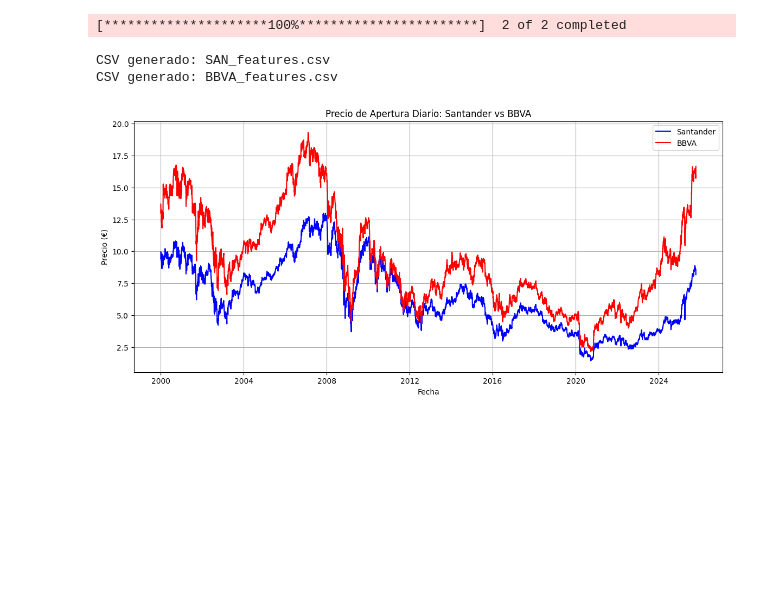
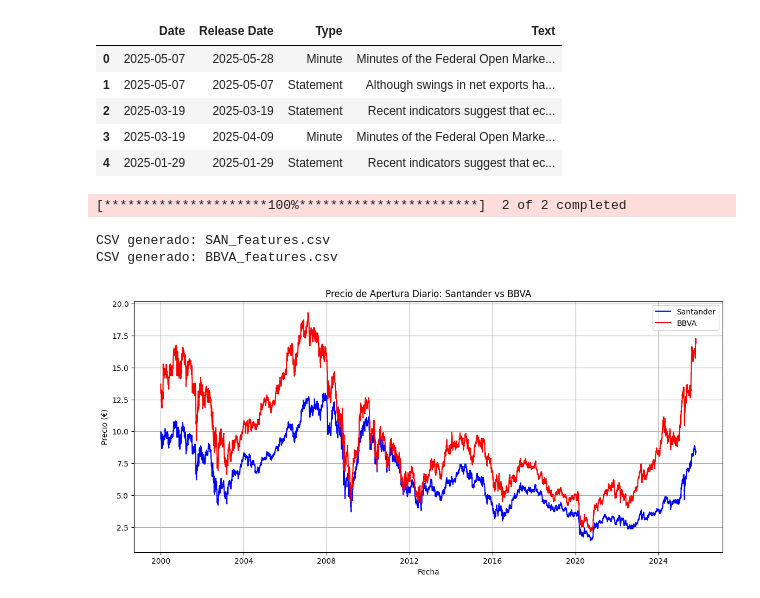
Before and after one commit to josean9/Caso02_Prediccion_BBVA_SANTANDER, a Jupyter notebook: notebooks/no.ipynb, the cells around one changed output. Saved outputs shown, nothing was run; the diff lists cells and outputs as text; code cells hidden in the pictures; blank space fills up the shorter version.

```diff
--- a/notebooks/no.ipynb
+++ b/notebooks/no.ipynb
@@ -10,0 +23,6 @@ from torch.utils.data import DataLoader, TensorDataset
+# %%
+# Ruta al archivo CSV
+file_path = "../data/csv/communications.csv"
+
+# Leer CSV
+df = pd.read_csv(file_path, quotechar='"')
@@ -10,0 +47,11 @@ from torch.utils.data import DataLoader, TensorDataset
+# %%
+
+# Mostrar las primeras filas
+df.head()
+# %% [output]
+|  | Date | Release Date | Type | Text |
+| 0 | 2025-05-07 | 2025-05-28 | Minute | Minutes of the Federal Open Marke... |
+| 1 | 2025-05-07 | 2025-05-07 | Statement | Although swings in net exports ha... |
+| 2 | 2025-03-19 | 2025-03-19 | Statement | Recent indicators suggest that ec... |
+| 3 | 2025-03-19 | 2025-04-09 | Minute | Minutes of the Federal Open Marke... |
+| 4 | 2025-01-29 | 2025-01-29 | Statement | Recent indicators suggest that ec... |
```
Also changed, not shown: parts of 9 cells of this notebook, 5 other files.
